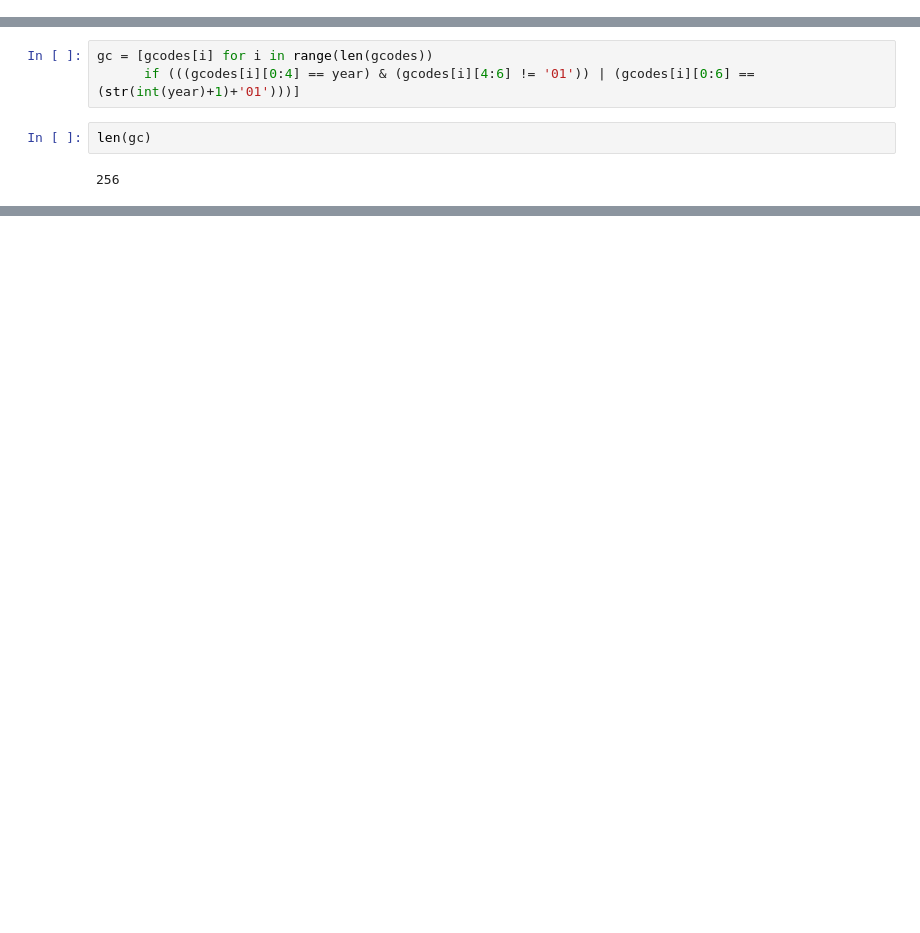
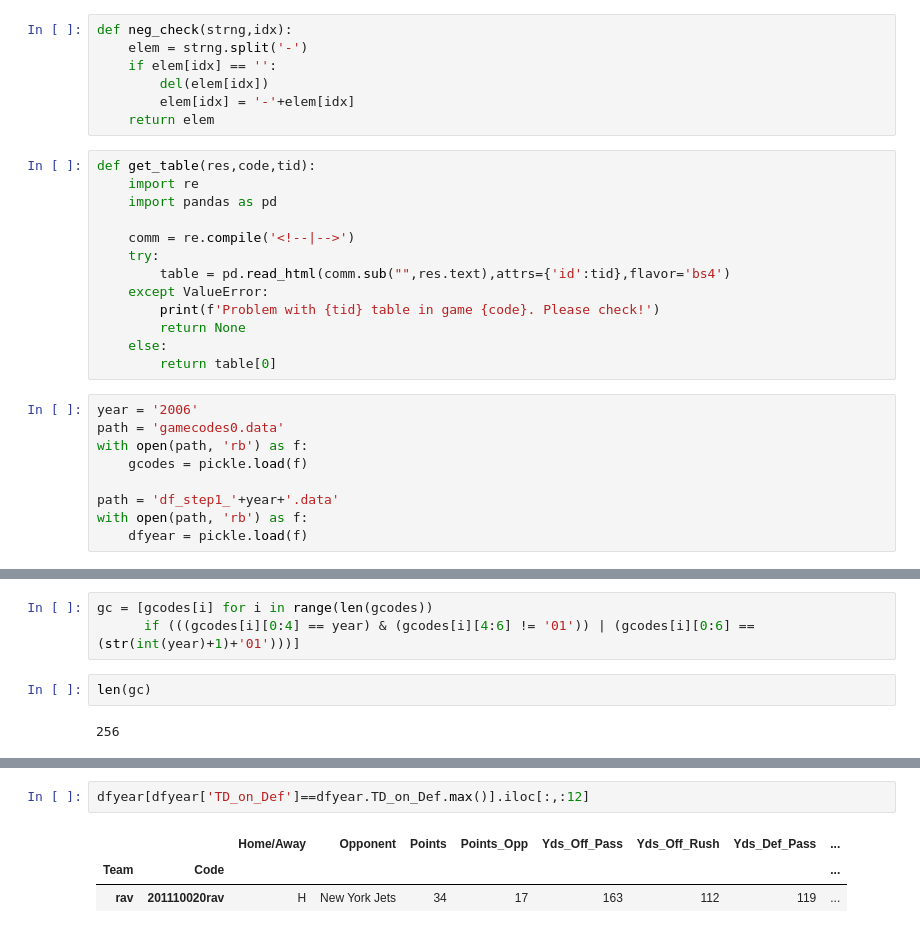
Before and after one commit to titansat74/Projects, a Jupyter notebook: Capstone Two/Cap2_Scraper2.ipynb, the cells around one changed output, grey strips where cells are left out. Saved outputs shown, nothing was run; the diff lists cells and outputs as text; blank space fills up the shorter version.

```diff
--- a/Capstone Two/Cap2_Scraper2.ipynb
+++ b/Capstone Two/Cap2_Scraper2.ipynb
@@ -42,3 +27,32 @@ def pbp_to_tdelt(time):
+# %%
+def neg_check(strng,idx):
+    elem = strng.split('-')
+    if elem[idx] == '':
+        del(elem[idx])
+        elem[idx] = '-'+elem[idx]
+    return elem
+# %%
+def get_table(res,code,tid):
+    import re
+    import pandas as pd
+
+    comm = re.compile('<!--|-->')
+    try:
+        table = pd.read_html(comm.sub("",res.text),attrs={'id':tid},flavor='bs4')
+    except ValueError:
+        print(f'Problem with {tid} table in game {code}. Please check!')
+        return None
+    else:
+        return table[0]
+# %%
+year = '2006'
+path = 'gamecodes0.data'
+with open(path, 'rb') as f:
+    gcodes = pickle.load(f)
+
+path = 'df_step1_'+year+'.data'
+with open(path, 'rb') as f:
+    dfyear = pickle.load(f)
 # %%
 ginfo = pd.DataFrame(columns=['Code','Surface','Temperature','Over/Under'])
 ginfo['Code'] = gcodes
@@ -408,3 +451,9 @@ ValueError: cannot convert float NaN to integer
+# %%
+dfyear[dfyear['TD_on_Def']==dfyear.TD_on_Def.max()].iloc[:,:12]
+# %% [output]
+|  |  | Home/Away | Opponent | Points | Points_Opp | Yds_Off_Pass | Yds_Off_Rush | Yds_Def_Pass | ... |
+| Team | Code |  |  |  |  |  |  |  | ... |
+| rav | 201110020rav | H | New York Jets | 34 | 17 | 163 | 112 | 119 | ... |
 # %%
 dfyear.info()
 # %% [output]
```
Also changed, not shown: parts of 21 cells of this notebook.
